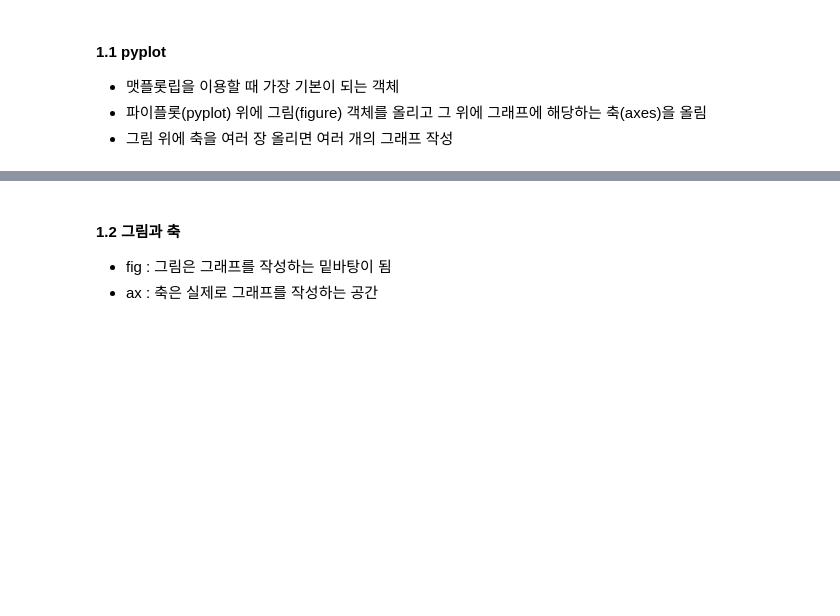
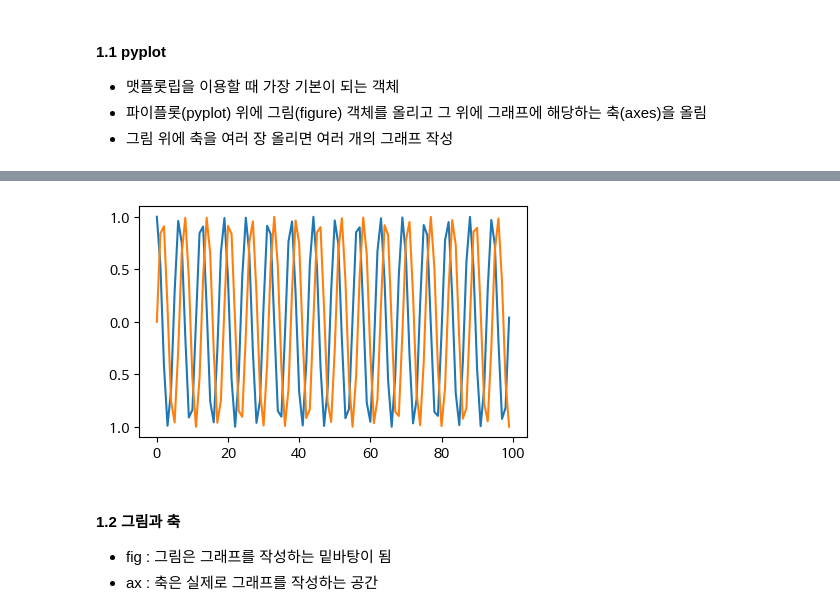
Before and after one commit to Joyschool/dataAnalysis, a Jupyter notebook: 2_데이터분석_02_라이브러리_Matplotlib_실습.ipynb, the cells around one changed output, grey strips where cells are left out. Drawn from its saved outputs; the diff is of its cells as text; code cells hidden in the pictures; blank space fills up the shorter version.

```diff
--- a/2_데이터분석_02_라이브러리_Matplotlib_실습.ipynb
+++ b/2_데이터분석_02_라이브러리_Matplotlib_실습.ipynb
@@ -114,3 +120,16 @@ plt.show()
+# %%
+# numpy 모듈 호출
+import numpy as np
+
+x_1 = range(100)
+y_1 = [ np.cos(x) for x in x_1 ]
+y_2 = [ np.sin(x) for x in x_1]
+
+plt.plot(x1, y_1)
+plt.plot(x1, y_2)
+plt.show()
+# %% [output]
+[figure, added]
 # %% [markdown]
 #### 1.2 그림과 축
 - fig : 그림은 그래프를 작성하는 밑바탕이 됨
```
Also changed, not shown: parts of 11 cells of this notebook.
